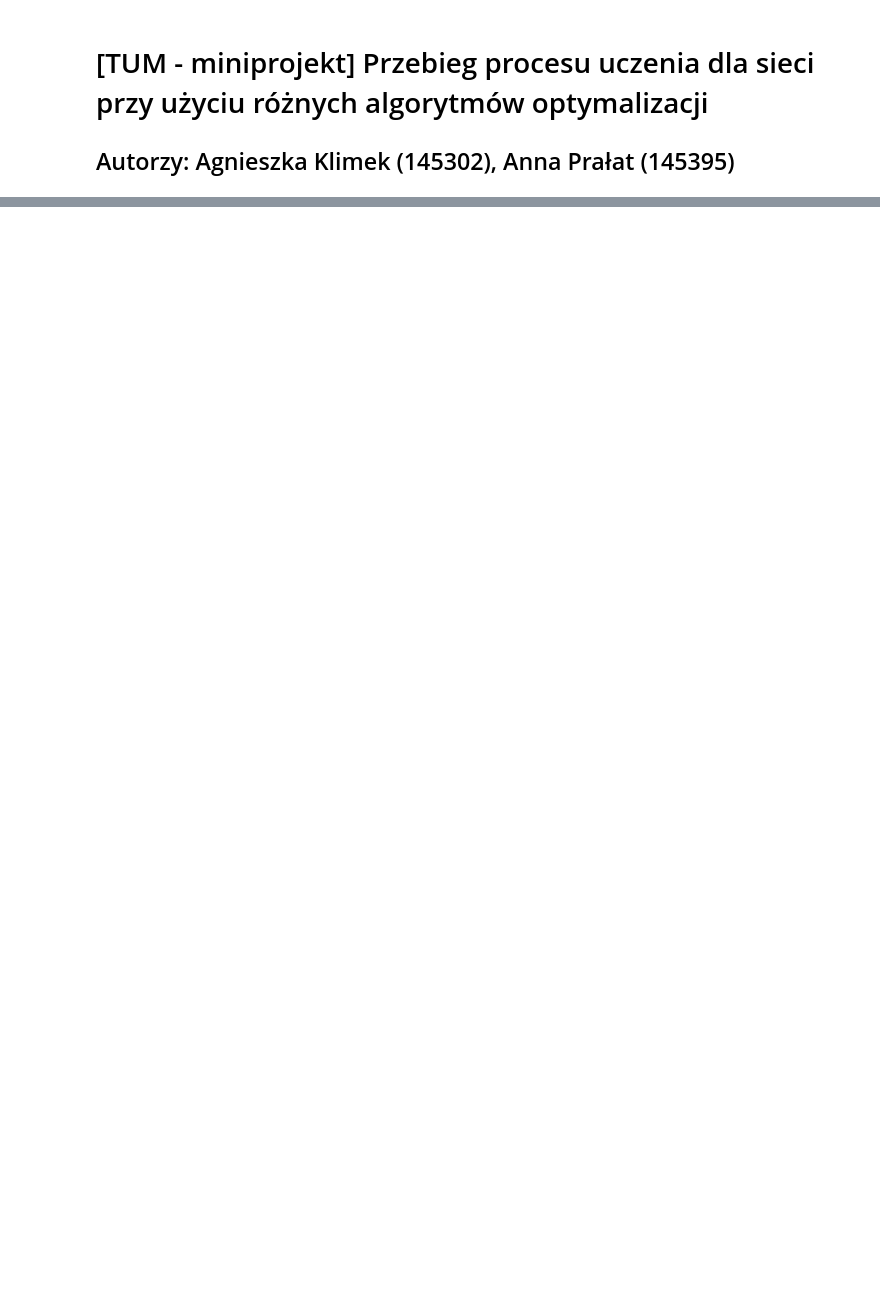
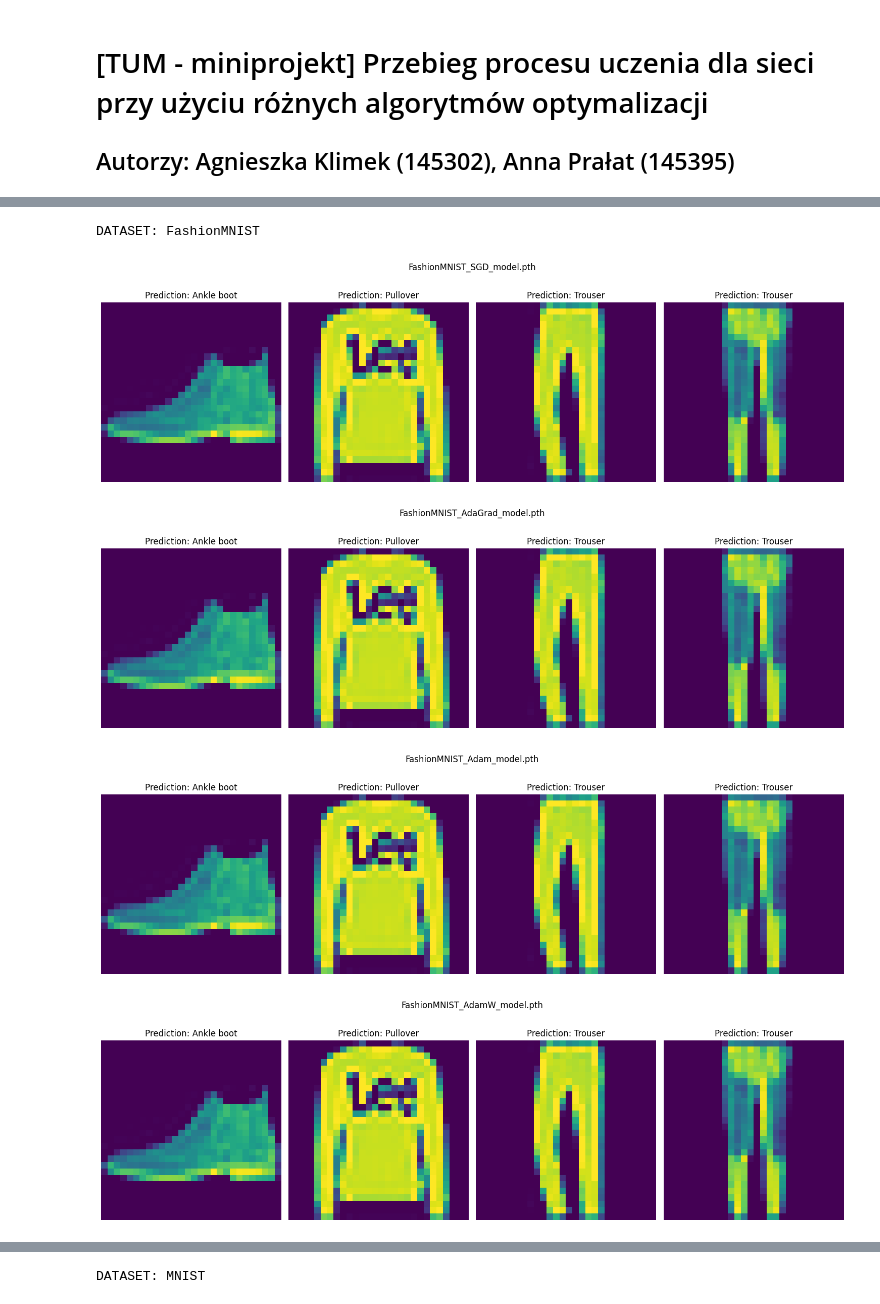
Before and after one commit to a-pralat/TUM-miniproject, a Jupyter notebook: main.ipynb, the cells around one changed output, grey strips where cells are left out. Drawn from its saved outputs; the diff is of its cells as text; code cells hidden in the pictures; blank space fills up the shorter version.

```diff
--- a/main.ipynb
+++ b/main.ipynb
@@ -218,0 +256,40 @@ fig.savefig(f"{RESULT_PATH}/plot_loss.png")
+# %%
+
+for dataset_name, dataset in datasets.items():
+    print(f"DATASET: {dataset_name}")
+    train_loader, valid_loader = get_dataset(dataset)
+
+    for optimizer_name in optimizers:
+      model = CNNClassifier()
+      model.load_state_dict(torch.load(f"{MODEL_PATH}/{dataset_name}_{optimizer_name}_model.pth"))
+      model.to(device)
+      model.eval()
+
+      images, paths = get_validation_images_and_labels(valid_loader, num_images=5)
+      image_predictions = {}
+
+      for i, (image, path) in enumerate(zip(images, paths)):
+          prediction = predict(image)
+          image_predictions[i] = prediction
+
+      fig, axes = plt.subplots(1, len(images), figsize=(15, 5))
+      if len(images) == 1:
+          axes = [axes]
+
+      fig.suptitle(f"{dataset_name}_{optimizer_name}_model.pth")
+      for ax, image, i in zip(axes, images, range(len(images))):
+          ax.imshow(image[0])
+          if "Fashion" in dataset_name:
+            ax.set_title(f'Prediction: {fashion_mnist_labels[image_predictions[i][0]]}')
+          else:
+            ax.set_title(f'Prediction: {image_predictions[i][0]}')
+          ax.axis('off')
+      plt.tight_layout()
+      plt.savefig(f"{RESULT_PATH}/{dataset_name}_{optimizer_name}_model.png")
+      plt.show()
+# %% [output]
+DATASET: FashionMNIST
+[figure, added]
+[figure, added]
+[figure, added]
+[figure, added]
@@ -218,0 +297 @@ fig.savefig(f"{RESULT_PATH}/plot_loss.png")
+DATASET: MNIST
```
Also changed, not shown: parts of 6 cells of this notebook.
